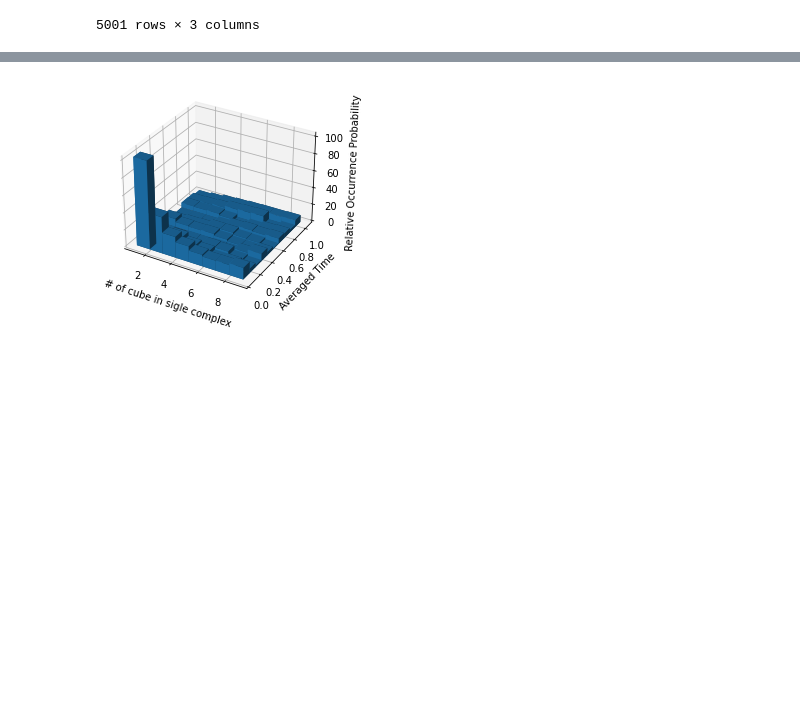
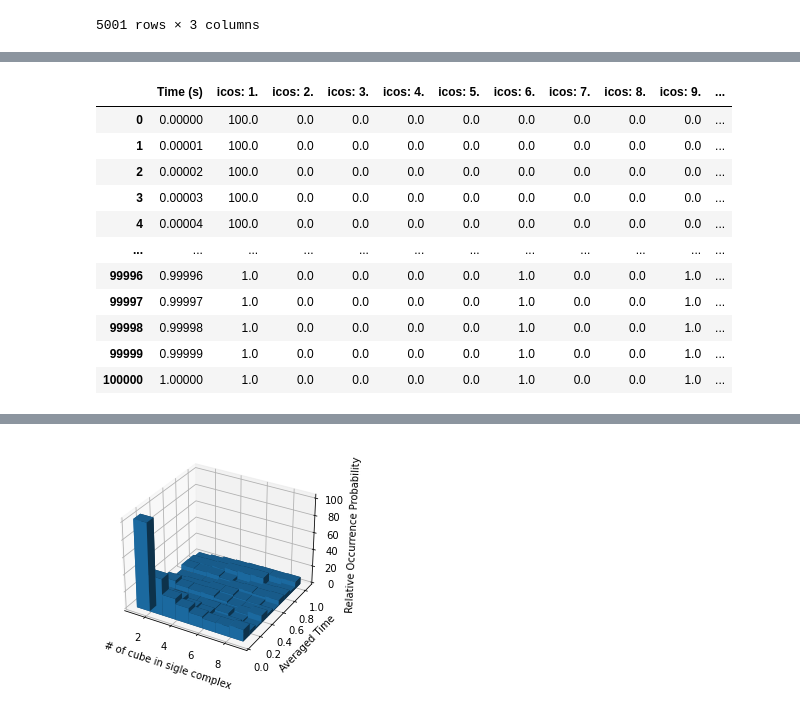
Before and after one commit to jonathanfischer97/ionerdss, a Jupyter notebook: OutputVis/output_vis.ipynb, the cells around one changed output, grey strips where cells are left out. Saved outputs shown, nothing was run; the diff lists cells and outputs as text; code cells hidden in the pictures; blank space fills up the shorter version.

Commit message:
Optimized hist_to_df function

```diff
--- a/OutputVis/output_vis.ipynb
+++ b/OutputVis/output_vis.ipynb
@@ -210,3 +212,81 @@ hist_to_df(file_name = 'multi_comp_hist.dat', speic_name_list = ['B: 1. IL: 1.',
 | 4999 | 0.09998 | 41.0 | 159.0 |
 | 5000 | 0.10000 | 39.0 | 161.0 |
 5001 rows × 3 columns
+# %%
+import os
+
+def hist_to_csv(FileName):
+    name_list = ['Time (s)']
+    with open(FileName, 'r') as file:
+        for line in file.readlines():
+            if line[0:9] != 'Time (s):':
+                name = line.split('	')[1].strip(' \n')
+                name_num = int(line.split('	')[1].split(' ')[1].strip('.'))
+                if name_list != ['Time (s)']:
+                    last_num = int(name_list[-1].split(' ')[1].strip('.'))
+                else:
+                    last_num = 0
+                if name not in name_list:
+                    if name_num-last_num == 1:
+                        name_list.append(name)
+                    else:
+                        fill = range(last_num+1, name_num)
+                        for i in fill:
+                            name = str(line.split('	')[1].split(' ')[0]) + ' ' + str(i) + '.'
+                            name_list.append(name)
+    file.close()
+    with open(FileName, 'r') as read_file, open('histogram.csv', 'w') as write_file:
+        head = ''
+        for i in name_list:
+            head += i
+            if i != name_list[-1]:
+                head += ','
+            else:
+                head += '\n'
+        write_file.write(head)
+        stat = np.zeros(len(name_list))
+        for line in read_file.readlines():
+            if line[0:9] == 'Time (s):':
+                if line != 'Time (s): 0\n':
+                    write_line = ''
+                    for i in range(len(stat)):
+                        write_line += str(stat[i])
+                        if i != len(stat)-1:
+                            write_line += ','
+                        else:
+                            write_line += '\n'
+                    write_file.write(write_line)
+                stat = np.zeros(len(name_list))
+                write_line = ''
+                info = float(line.split(' ')[-1])
+                stat[0] += info
+            else:
+                name = line.split('	')[-1].strip(' \n')
+                num = float(line.split('	')[0])
+                index = name_list.index(name)
+                stat[index] += num
+
+        for i in range(len(stat)):
+            write_line += str(stat[i])
+            if i != len(stat)-1:
+                write_line += ','
+            else:
+                write_line += '\n'
+        print(write_line)
+        write_file.write(write_line)
+
+    read_file.close()
+    write_file.close()
+    return 0
+
+def hist_to_df(FileName, SaveCsv = True):
+    hist_to_csv(FileName)
+    df = pd.read_csv('histogram.csv')
+    if not SaveCsv:
+        os.remove('histogram.csv')
+    return df
+
+
+df = hist_to_df('histogram_complexes_time_icos_.dat', False)
+df
+# %% [output]
@@ -212,0 +294,12 @@ hist_to_df(file_name = 'multi_comp_hist.dat', speic_name_list = ['B: 1. IL: 1.',
+|  | Time (s) | icos: 1. | icos: 2. | icos: 3. | icos: 4. | icos: 5. | icos: 6. | icos: 7. | icos: 8. | icos: 9. | ... |
+| 0 | 0.00000 | 100.0 | 0.0 | 0.0 | 0.0 | 0.0 | 0.0 | 0.0 | 0.0 | 0.0 | ... |
+| 1 | 0.00001 | 100.0 | 0.0 | 0.0 | 0.0 | 0.0 | 0.0 | 0.0 | 0.0 | 0.0 | ... |
+| 2 | 0.00002 | 100.0 | 0.0 | 0.0 | 0.0 | 0.0 | 0.0 | 0.0 | 0.0 | 0.0 | ... |
+| 3 | 0.00003 | 100.0 | 0.0 | 0.0 | 0.0 | 0.0 | 0.0 | 0.0 | 0.0 | 0.0 | ... |
+| 4 | 0.00004 | 100.0 | 0.0 | 0.0 | 0.0 | 0.0 | 0.0 | 0.0 | 0.0 | 0.0 | ... |
+| ... | ... | ... | ... | ... | ... | ... | ... | ... | ... | ... | ... |
+| 99996 | 0.99996 | 1.0 | 0.0 | 0.0 | 0.0 | 0.0 | 1.0 | 0.0 | 0.0 | 1.0 | ... |
+| 99997 | 0.99997 | 1.0 | 0.0 | 0.0 | 0.0 | 0.0 | 1.0 | 0.0 | 0.0 | 1.0 | ... |
+| 99998 | 0.99998 | 1.0 | 0.0 | 0.0 | 0.0 | 0.0 | 1.0 | 0.0 | 0.0 | 1.0 | ... |
+| 99999 | 0.99999 | 1.0 | 0.0 | 0.0 | 0.0 | 0.0 | 1.0 | 0.0 | 0.0 | 1.0 | ... |
+| 100000 | 1.00000 | 1.0 | 0.0 | 0.0 | 0.0 | 0.0 | 1.0 | 0.0 | 0.0 | 1.0 | ... |
```
Also changed, not shown: parts of 6 cells of this notebook, 18 other files.
